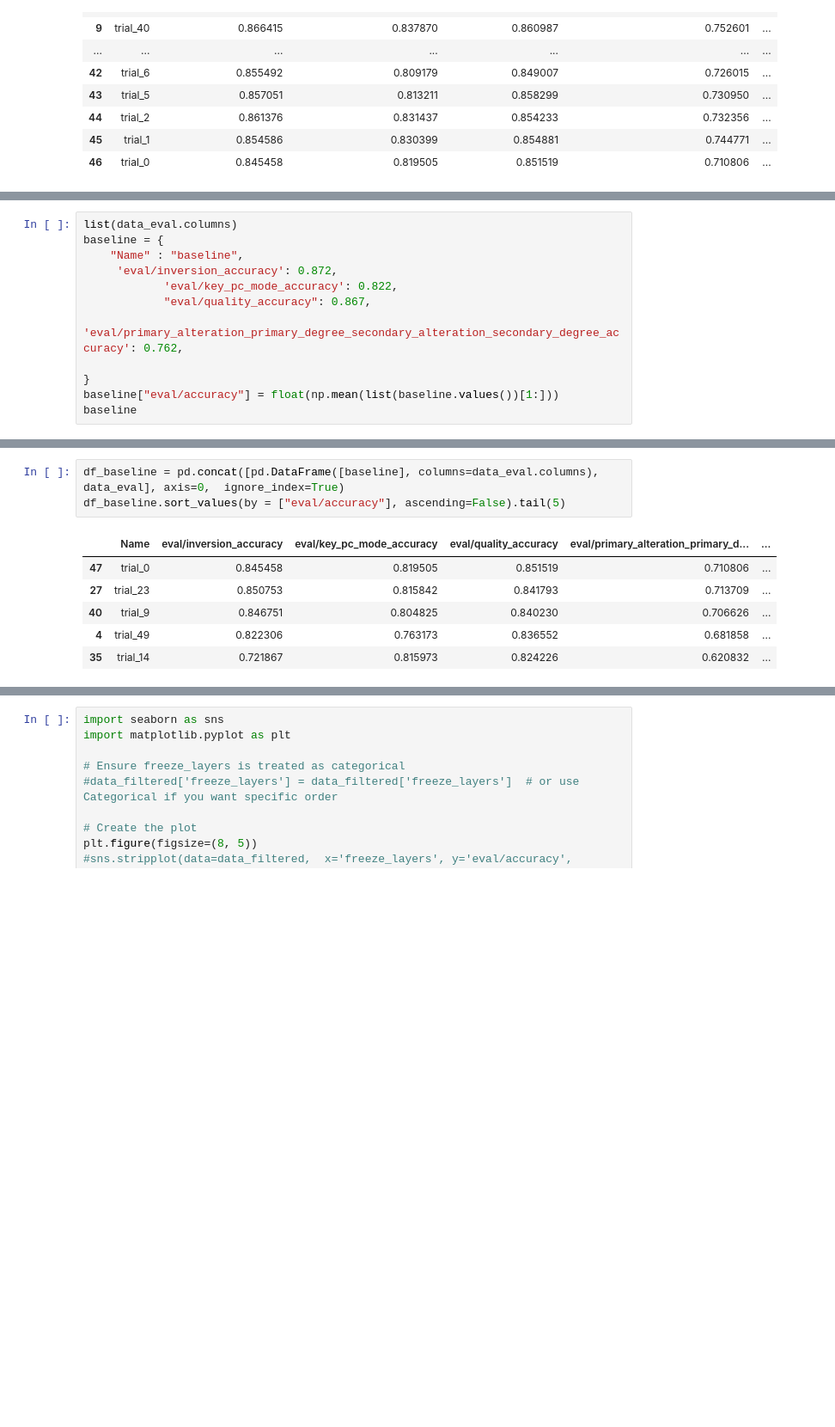
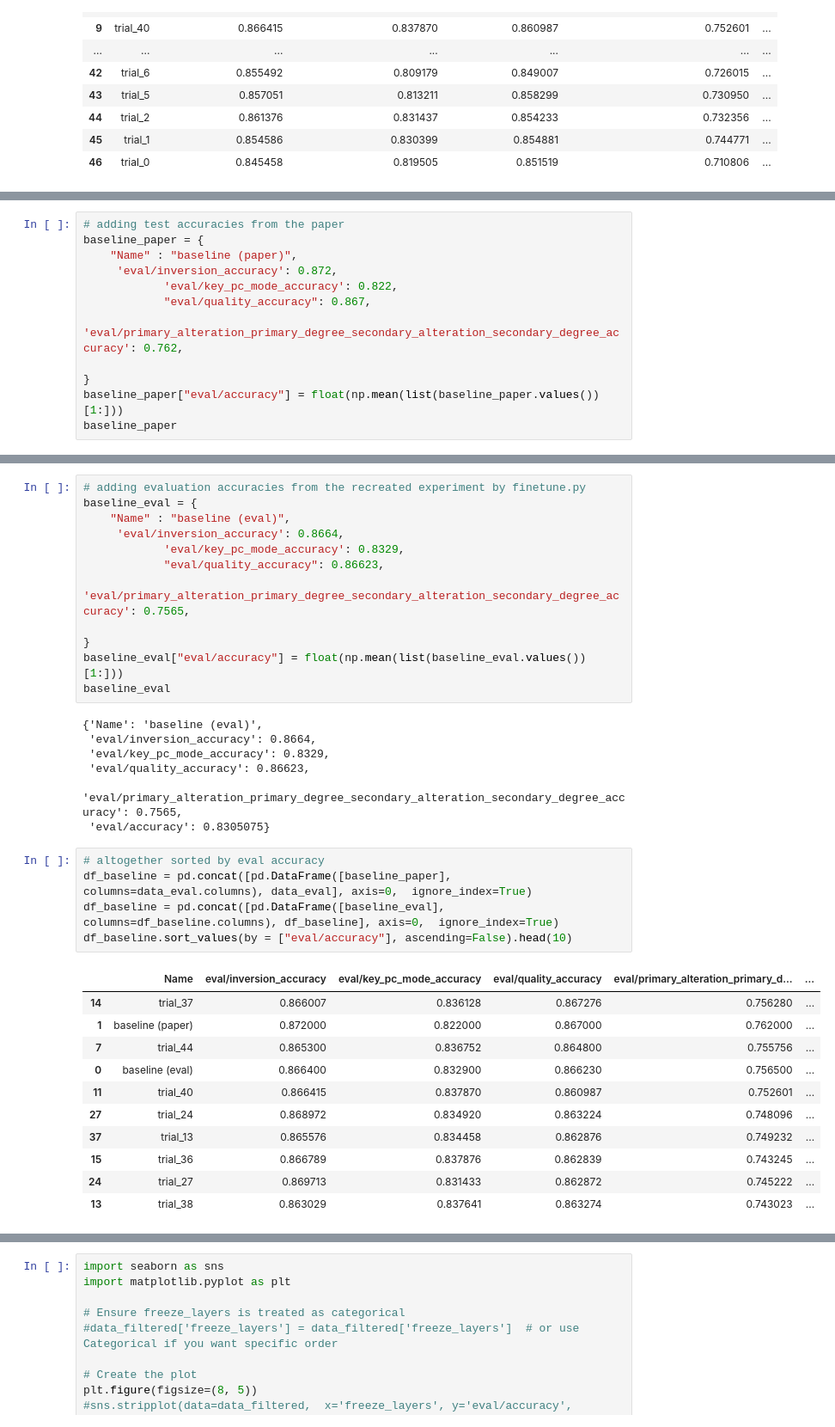
Before and after one commit to PulyaPolya/musicbert_hf, a Jupyter notebook: visualisations.ipynb, the cells around one changed output, grey strips where cells are left out. Shown at 86% size. Drawn from its saved outputs; the diff is of its cells as text; blank space fills up the shorter version.

```diff
--- a/visualisations.ipynb
+++ b/visualisations.ipynb
@@ -78,13 +84,13 @@ data_eval
 # %%
-list(data_eval.columns)
-baseline = {
-    "Name" : "baseline",
+# adding test accuracies from the paper
+baseline_paper = {
+    "Name" : "baseline (paper)",
      'eval/inversion_accuracy': 0.872,
             'eval/key_pc_mode_accuracy': 0.822,
             "eval/quality_accuracy": 0.867,
             'eval/primary_alteration_primary_degree_secondary_alteration_secondary_degree_accuracy': 0.762,
 
 }
-baseline["eval/accuracy"] = float(np.mean(list(baseline.values())[1:]))
-baseline
+baseline_paper["eval/accuracy"] = float(np.mean(list(baseline_paper.values())[1:]))
+baseline_paper
 # %% [output]
@@ -94,13 +100,39 @@ baseline
  'eval/quality_accuracy': 0.867,
  'eval/primary_alteration_primary_degree_secondary_alteration_secondary_degree_accuracy': 0.762,
  'eval/accuracy': 0.83075}
+# %%
+# adding evaluation accuracies from the recreated experiment by finetune.py
+baseline_eval = {
+    "Name" : "baseline (eval)",
+     'eval/inversion_accuracy': 0.8664,
+            'eval/key_pc_mode_accuracy': 0.8329,
+            "eval/quality_accuracy": 0.86623,
+            'eval/primary_alteration_primary_degree_secondary_alteration_secondary_degree_accuracy': 0.7565,
+
+}
+baseline_eval["eval/accuracy"] = float(np.mean(list(baseline_eval.values())[1:]))
+baseline_eval
+# %% [output]
+{'Name': 'baseline (eval)',
+ 'eval/inversion_accuracy': 0.8664,
+ 'eval/key_pc_mode_accuracy': 0.8329,
+ 'eval/quality_accuracy': 0.86623,
+ 'eval/primary_alteration_primary_degree_secondary_alteration_secondary_degree_accuracy': 0.7565,
+ 'eval/accuracy': 0.8305075}
 # %%
-df_baseline = pd.concat([pd.DataFrame([baseline], columns=data_eval.columns), data_eval], axis=0,  ignore_index=True)
-df_baseline.sort_values(by = ["eval/accuracy"], ascending=False).tail(5)
+# altogether sorted by eval accuracy
+df_baseline = pd.concat([pd.DataFrame([baseline_paper], columns=data_eval.columns), data_eval], axis=0,  ignore_index=True)
+df_baseline = pd.concat([pd.DataFrame([baseline_eval], columns=df_baseline.columns), df_baseline], axis=0,  ignore_index=True)
+df_baseline.sort_values(by = ["eval/accuracy"], ascending=False).head(10)
 # %% [output]
 |  | Name | eval/inversion_accuracy | eval/key_pc_mode_accuracy | eval/quality_accuracy | eval/primary_alteration_primary_d... | ... |
-| 47 | trial_0 | 0.845458 | 0.819505 | 0.851519 | 0.710806 | ... |
-| 27 | trial_23 | 0.850753 | 0.815842 | 0.841793 | 0.713709 | ... |
-| 40 | trial_9 | 0.846751 | 0.804825 | 0.840230 | 0.706626 | ... |
-| 4 | trial_49 | 0.822306 | 0.763173 | 0.836552 | 0.681858 | ... |
-| 35 | trial_14 | 0.721867 | 0.815973 | 0.824226 | 0.620832 | ... |
+| 14 | trial_37 | 0.866007 | 0.836128 | 0.867276 | 0.756280 | ... |
+| 1 | baseline (paper) | 0.872000 | 0.822000 | 0.867000 | 0.762000 | ... |
+| 7 | trial_44 | 0.865300 | 0.836752 | 0.864800 | 0.755756 | ... |
+| 0 | baseline (eval) | 0.866400 | 0.832900 | 0.866230 | 0.756500 | ... |
+| 11 | trial_40 | 0.866415 | 0.837870 | 0.860987 | 0.752601 | ... |
+| 27 | trial_24 | 0.868972 | 0.834920 | 0.863224 | 0.748096 | ... |
+| 37 | trial_13 | 0.865576 | 0.834458 | 0.862876 | 0.749232 | ... |
+| 15 | trial_36 | 0.866789 | 0.837876 | 0.862839 | 0.743245 | ... |
+| 24 | trial_27 | 0.869713 | 0.831433 | 0.862872 | 0.745222 | ... |
+| 13 | trial_38 | 0.863029 | 0.837641 | 0.863274 | 0.743023 | ... |
```
Also changed, not shown: parts of 10 cells of this notebook.
